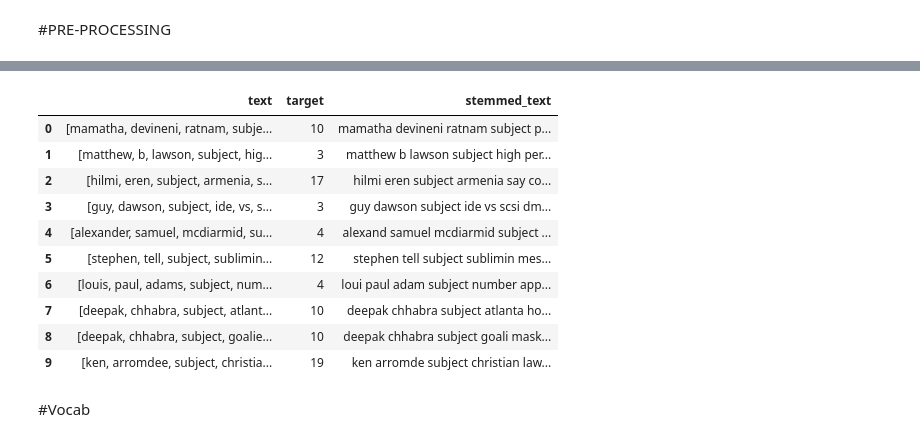
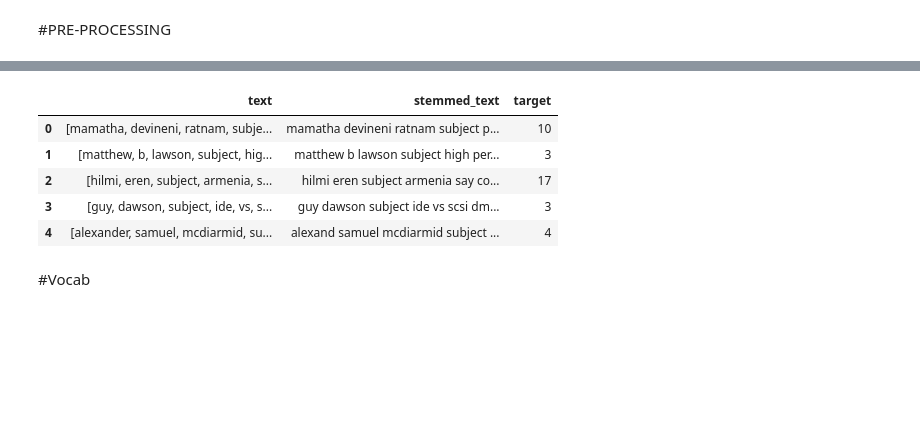
Before and after one commit to Coolguy4123/News-Classifier-NLP, a Jupyter notebook: News_classifiers.ipynb, the cells around one changed output, grey strips where cells are left out. Saved outputs shown, nothing was run; the diff lists cells and outputs as text; code cells hidden in the pictures; blank space fills up the shorter version.

```diff
--- a/News_classifiers.ipynb
+++ b/News_classifiers.ipynb
@@ -179,17 +160,13 @@ df['text'] = df['text'].apply(lambda x: [word for word in x if word not in stopw
 # %%
 stemmer = PorterStemmer()
 df['stemmed_text'] = df['text'].apply(lambda x: ' '.join([stemmer.stem(word) for word in x]))
+df = df[['text', 'stemmed_text', 'target']]
 
 df.head(5)
 # %% [output]
-|  | text | target | stemmed_text |
-| 0 | [mamatha, devineni, ratnam, subje... | 10 | mamatha devineni ratnam subject p... |
-| 1 | [matthew, b, lawson, subject, hig... | 3 | matthew b lawson subject high per... |
-| 2 | [hilmi, eren, subject, armenia, s... | 17 | hilmi eren subject armenia say co... |
-| 3 | [guy, dawson, subject, ide, vs, s... | 3 | guy dawson subject ide vs scsi dm... |
-| 4 | [alexander, samuel, mcdiarmid, su... | 4 | alexand samuel mcdiarmid subject ... |
-| 5 | [stephen, tell, subject, sublimin... | 12 | stephen tell subject sublimin mes... |
-| 6 | [louis, paul, adams, subject, num... | 4 | loui paul adam subject number app... |
-| 7 | [deepak, chhabra, subject, atlant... | 10 | deepak chhabra subject atlanta ho... |
-| 8 | [deepak, chhabra, subject, goalie... | 10 | deepak chhabra subject goali mask... |
-| 9 | [ken, arromdee, subject, christia... | 19 | ken arromde subject christian law... |
+|  | text | stemmed_text | target |
+| 0 | [mamatha, devineni, ratnam, subje... | mamatha devineni ratnam subject p... | 10 |
+| 1 | [matthew, b, lawson, subject, hig... | matthew b lawson subject high per... | 3 |
+| 2 | [hilmi, eren, subject, armenia, s... | hilmi eren subject armenia say co... | 17 |
+| 3 | [guy, dawson, subject, ide, vs, s... | guy dawson subject ide vs scsi dm... | 3 |
+| 4 | [alexander, samuel, mcdiarmid, su... | alexand samuel mcdiarmid subject ... | 4 |
```
Also changed, not shown: parts of 21 cells of this notebook.
